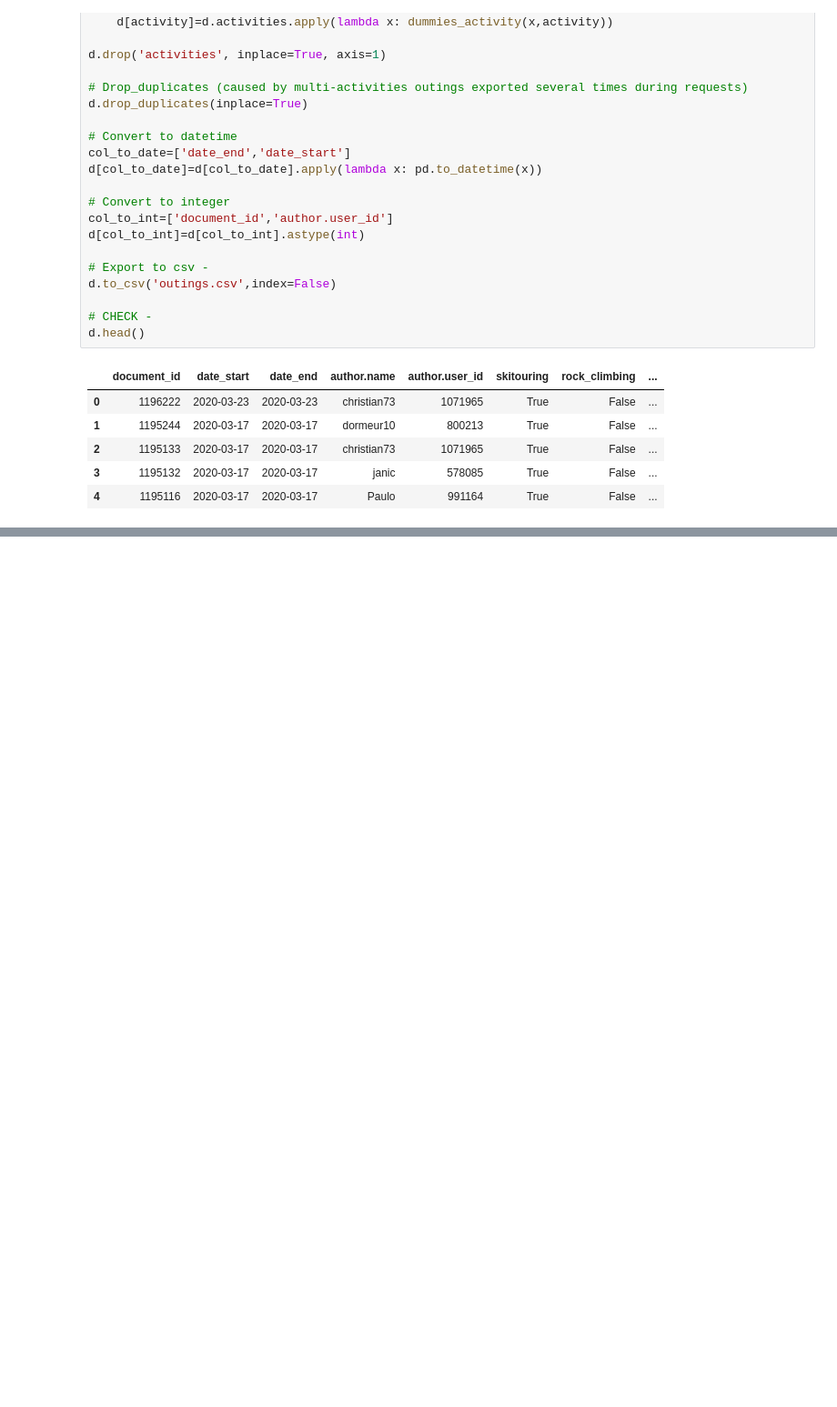
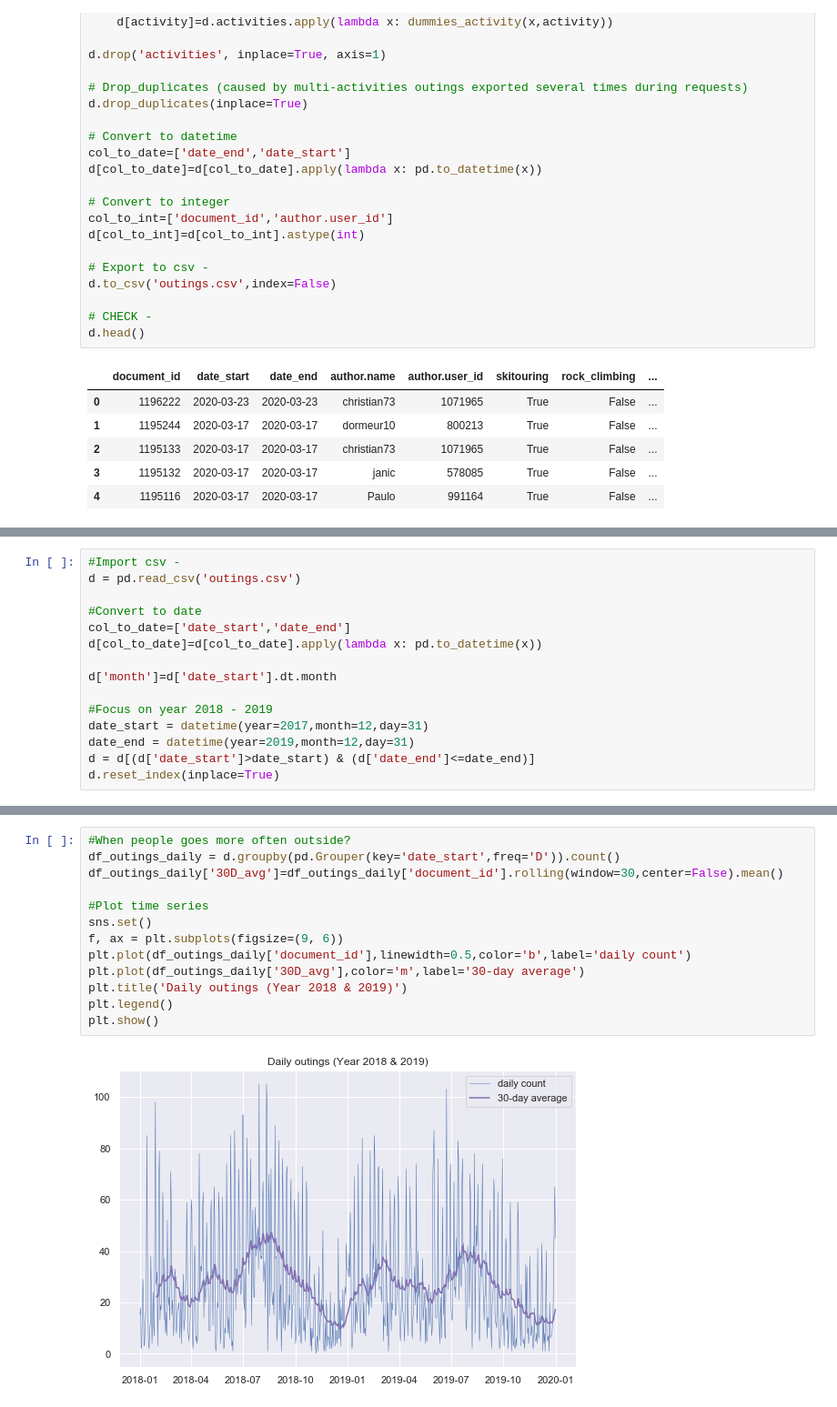
Before and after one commit to damien1719/C2C-Mountaineering-practices, a Jupyter notebook: C2C_API_v5.ipynb, the cells around one changed output, grey strips where cells are left out. Shown: that part at 91% size. Drawn from its saved outputs; the diff is of its cells as text; blank space fills up the shorter version.

```diff
--- a/C2C_API_v5.ipynb
+++ b/C2C_API_v5.ipynb
@@ -159,0 +102,15 @@ plt.show()
+# %%
+#Import csv -
+d = pd.read_csv('outings.csv')
+
+#Convert to date
+col_to_date=['date_start','date_end']
+d[col_to_date]=d[col_to_date].apply(lambda x: pd.to_datetime(x))
+
+d['month']=d['date_start'].dt.month
+
+#Focus on year 2018 - 2019
+date_start = datetime(year=2017,month=12,day=31)
+date_end = datetime(year=2019,month=12,day=31)
+d = d[(d['date_start']>date_start) & (d['date_end']<=date_end)]
+d.reset_index(inplace=True)
@@ -159,0 +147,15 @@ plt.show()
+# %%
+#When people goes more often outside?
+df_outings_daily = d.groupby(pd.Grouper(key='date_start',freq='D')).count()
+df_outings_daily['30D_avg']=df_outings_daily['document_id'].rolling(window=30,center=False).mean()
+
+#Plot time series
+sns.set()
+f, ax = plt.subplots(figsize=(9, 6))
+plt.plot(df_outings_daily['document_id'],linewidth=0.5,color='b',label='daily count')
+plt.plot(df_outings_daily['30D_avg'],color='m',label='30-day average')
+plt.title('Daily outings (Year 2018 & 2019)')
+plt.legend()
+plt.show()
+# %% [output]
+[figure, added]
```
Also changed, not shown: parts of 8 cells of this notebook.
